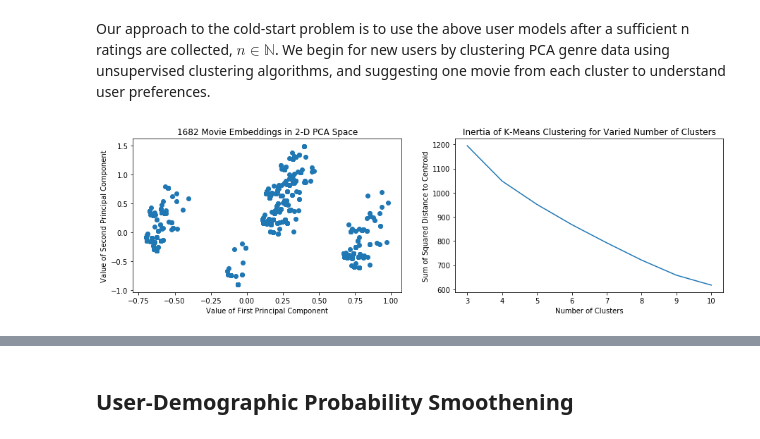
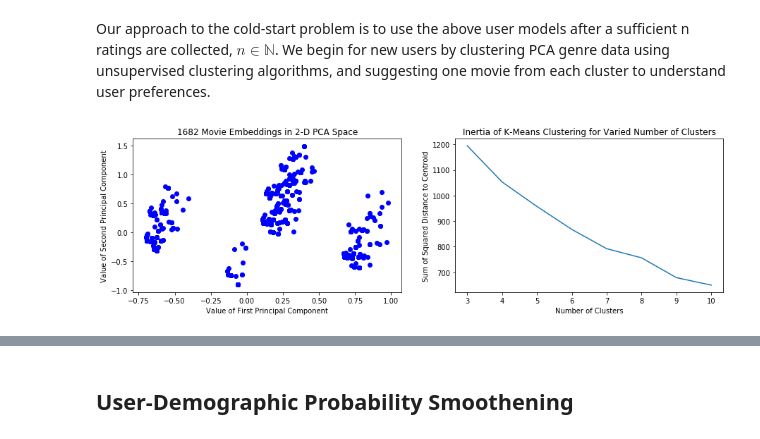
Before and after one commit to navyamehta/recommendation-engines, a Jupyter notebook: Content Clustering.ipynb, the cells around one changed output, grey strips where cells are left out. Cells and saved outputs as stored; diff of their text form; code cells hidden in the pictures.

Commit message:
Cold-Start Randomized Algorithm

```diff
--- a/Content Clustering.ipynb
+++ b/Content Clustering.ipynb
@@ -175,21 +175,21 @@ mv = pca.fit_transform(genre)
 # %%
 clusters, values = np.arange(3,11,1), np.arange(3,11,1, dtype=np.float64)
 for n in clusters:
-    cls = sklearn.cluster.KMeans(n_clusters=n, init="k-means++", n_init=30, max_iter=1000,
+    cls = sklearn.cluster.KMeans(n_clusters=n, init="random", n_init=30, max_iter=1000,
                                  tol=1e-10, random_state=1)
     cls.fit(mv)
     values[n-3] = cls.inertia_
 plt.figure(figsize=(15,4))
 plt.subplot(1,2,1)
-plt.scatter(mv[:,0], mv[:,1])
+plt.scatter(mv[:,0], mv[:,1], color="blue")
 plt.xlabel("Value of First Principal Component")
 plt.ylabel("Value of Second Principal Component")
 plt.title("1682 Movie Embeddings in 2-D PCA Space")
 plt.subplot(1,2,2)
 plt.plot(clusters, values)
 plt.xlabel("Number of Clusters")
 plt.ylabel("Sum of Squared Distance to Centroid")
 plt.title("Inertia of K-Means Clustering for Varied Number of Clusters")
 plt.show()
 # %% [output]
-[figure, old version]
+[figure, new version]
```
Also changed, not shown: parts of 2 cells of this notebook.
